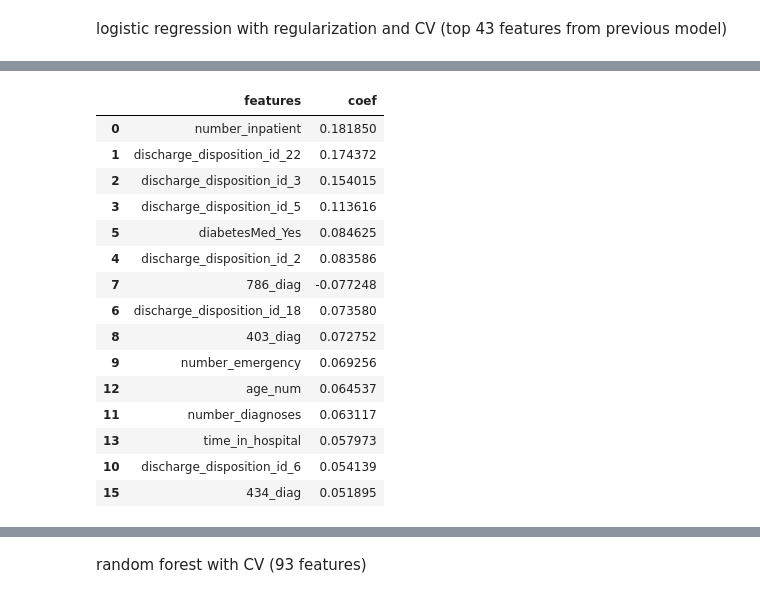
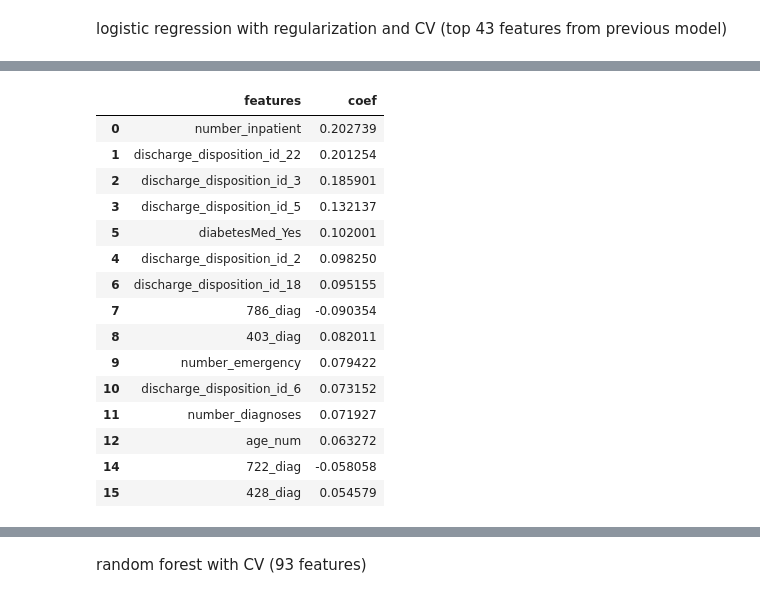
Before and after one commit to dynacao/HospitalReadmissions, a Jupyter notebook: Yi/Consolidated_Yi.ipynb, the cells around one changed output, grey strips where cells are left out. Drawn from its saved outputs; the diff is of its cells as text; code cells hidden in the pictures.

```diff
--- a/Yi/Consolidated_Yi.ipynb
+++ b/Yi/Consolidated_Yi.ipynb
@@ -225,8 +219,7 @@ X_test_scaled = scaler.transform(X_test)
 logit = LogisticRegression(max_iter = 1000, class_weight = 'balanced', random_state = 42)
 logit.fit(X_train_scaled, y_train)
 
-logit_grid_params = [{'C': np.linspace(1e-3,0.5,50),'penalty':['l1','l2'],
-                      'class_weight':[None,'balanced'],'solver': ['liblinear']}]
+logit_grid_params = [{'C': np.linspace(1e-4,0.5,50),'penalty':['l1','l2'],'solver': ['liblinear']}]
 grid_search_logit = GridSearchCV(logit, logit_grid_params, scoring='roc_auc', cv=5, verbose = 1, n_jobs=-1)
 %time grid_search_logit.fit(X_train_scaled, y_train)
 
@@ -281,27 +273,26 @@ logit_cv_43 = logit_cv_coefs.sort_values('abs_coef', ascending = False).iloc[:,0
 X_train_43 = X_train[logit_cv_43]
 X_test_43 = X_test[logit_cv_43]
 
-# # standardization
-# scaler = StandardScaler().fit(X_train_43)
-# X_train_scaled = scaler.transform(X_train_43)
-# X_test_scaled = scaler.transform(X_test_43)
+# standardization
+scaler = StandardScaler().fit(X_train_43)
+X_train_scaled = scaler.transform(X_train_43)
+X_test_scaled = scaler.transform(X_test_43)
 # %%
 logit = LogisticRegression(max_iter = 1000, class_weight = 'balanced', random_state = 42)
 logit.fit(X_train_scaled, y_train)
 
-logit_grid_params = [{'C': np.linspace(1e-4,0.1,50),'penalty':['l1','l2'],
-                      'class_weight':['balanced'],'solver': ['liblinear']}]
+logit_grid_params = [{'C': np.linspace(1e-3,1,100),'penalty':['l1'],'solver': ['liblinear']}]
 grid_search_logit = GridSearchCV(logit, logit_grid_params, scoring='roc_auc', cv=5, verbose = 1, n_jobs=-1)
-%time grid_search_logit.fit(X_train, y_train)
+%time grid_search_logit.fit(X_train_scaled, y_train)
 
-print(grid_search_logit.best_estimator_)
+print(grid_search_logit.best_params_)
 print('--'*30)
 print('accuracy:')
-print(grid_search_logit.best_estimator_.score(X_train, y_train))
-print(grid_search_logit.best_estimator_.score(X_test, y_test))
+print(grid_search_logit.best_estimator_.score(X_train_scaled, y_train))
+print(grid_search_logit.best_estimator_.score(X_test_scaled, y_test))
 print('--'*30)
-y_train_pred = grid_search_logit.best_estimator_.predict(X_train)
-y_test_pred = grid_search_logit.best_estimator_.predict(X_test)
+y_train_pred = grid_search_logit.best_estimator_.predict(X_train_scaled)
+y_test_pred = grid_search_logit.best_estimator_.predict(X_test_scaled)
 print('confusion matrix:')
 print(confusion_matrix(y_train, y_train_pred))
 print(confusion_matrix(y_test, y_test_pred))
@@ -337,21 +326,21 @@ AUC-ROC:
 # %%
-logit_cv_coefs = pd.DataFrame({'features': X_train_43.columns,'coef': grid_search_logit.best_estimator_.coef_[0]})
+logit_cv_coefs = pd.DataFrame({'feature': X_train_43.columns,'coef': grid_search_logit.best_estimator_.coef_[0]})
 logit_cv_coefs['abs_coef'] = np.abs(logit_cv_coefs['coef'])
 logit_cv_coefs.sort_values('abs_coef', ascending = False).iloc[:,0:2].head(15)
 # %% [output]
 |  | features | coef |
-| 0 | number_inpatient | 0.181850 |
-| 1 | discharge_disposition_id_22 | 0.174372 |
-| 2 | discharge_disposition_id_3 | 0.154015 |
-| 3 | discharge_disposition_id_5 | 0.113616 |
-| 5 | diabetesMed_Yes | 0.084625 |
-| 4 | discharge_disposition_id_2 | 0.083586 |
-| 7 | 786_diag | -0.077248 |
-| 6 | discharge_disposition_id_18 | 0.073580 |
-| 8 | 403_diag | 0.072752 |
-| 9 | number_emergency | 0.069256 |
-| 12 | age_num | 0.064537 |
-| 11 | number_diagnoses | 0.063117 |
-| 13 | time_in_hospital | 0.057973 |
-| 10 | discharge_disposition_id_6 | 0.054139 |
-| 15 | 434_diag | 0.051895 |
+| 0 | number_inpatient | 0.202739 |
+| 1 | discharge_disposition_id_22 | 0.201254 |
+| 2 | discharge_disposition_id_3 | 0.185901 |
+| 3 | discharge_disposition_id_5 | 0.132137 |
+| 5 | diabetesMed_Yes | 0.102001 |
+| 4 | discharge_disposition_id_2 | 0.098250 |
+| 6 | discharge_disposition_id_18 | 0.095155 |
+| 7 | 786_diag | -0.090354 |
+| 8 | 403_diag | 0.082011 |
+| 9 | number_emergency | 0.079422 |
+| 10 | discharge_disposition_id_6 | 0.073152 |
+| 11 | number_diagnoses | 0.071927 |
+| 12 | age_num | 0.063272 |
+| 14 | 722_diag | -0.058058 |
+| 15 | 428_diag | 0.054579 |
```
Also changed, not shown: parts of 17 cells of this notebook.
